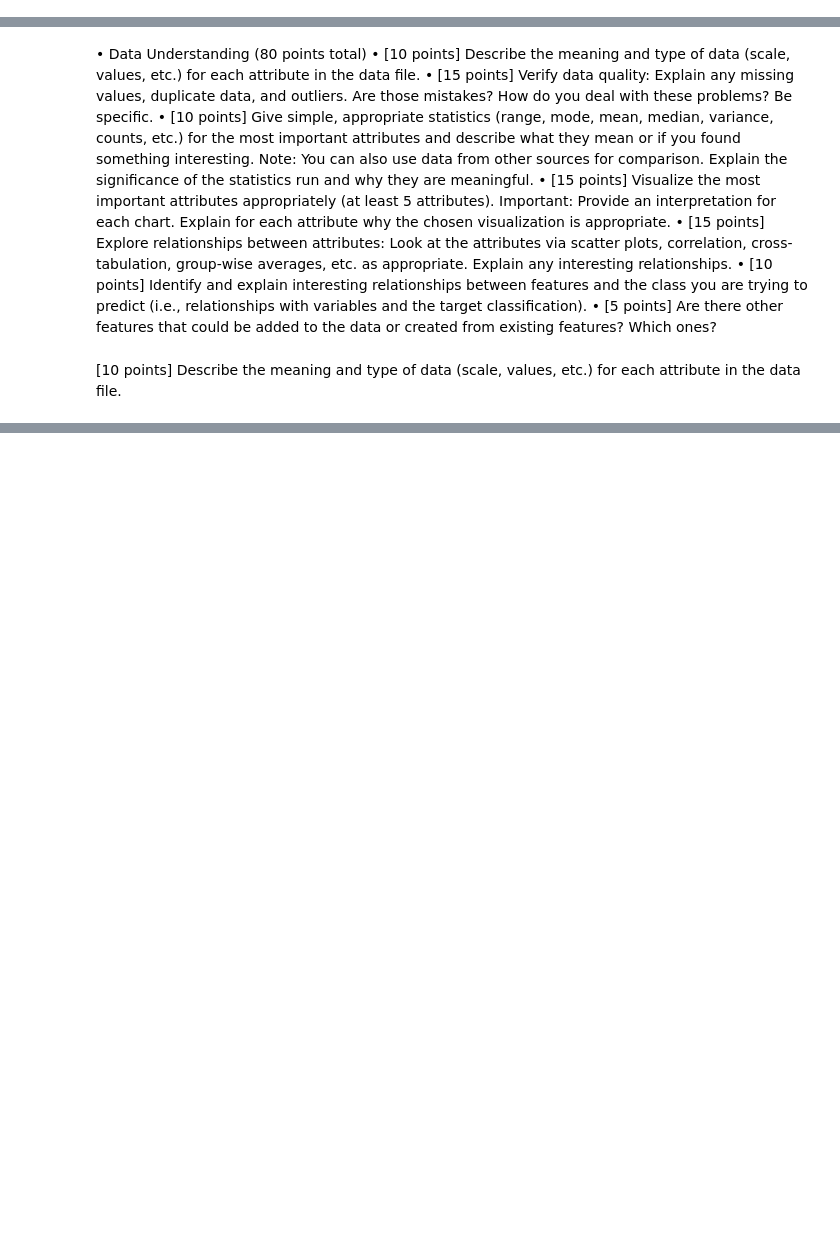
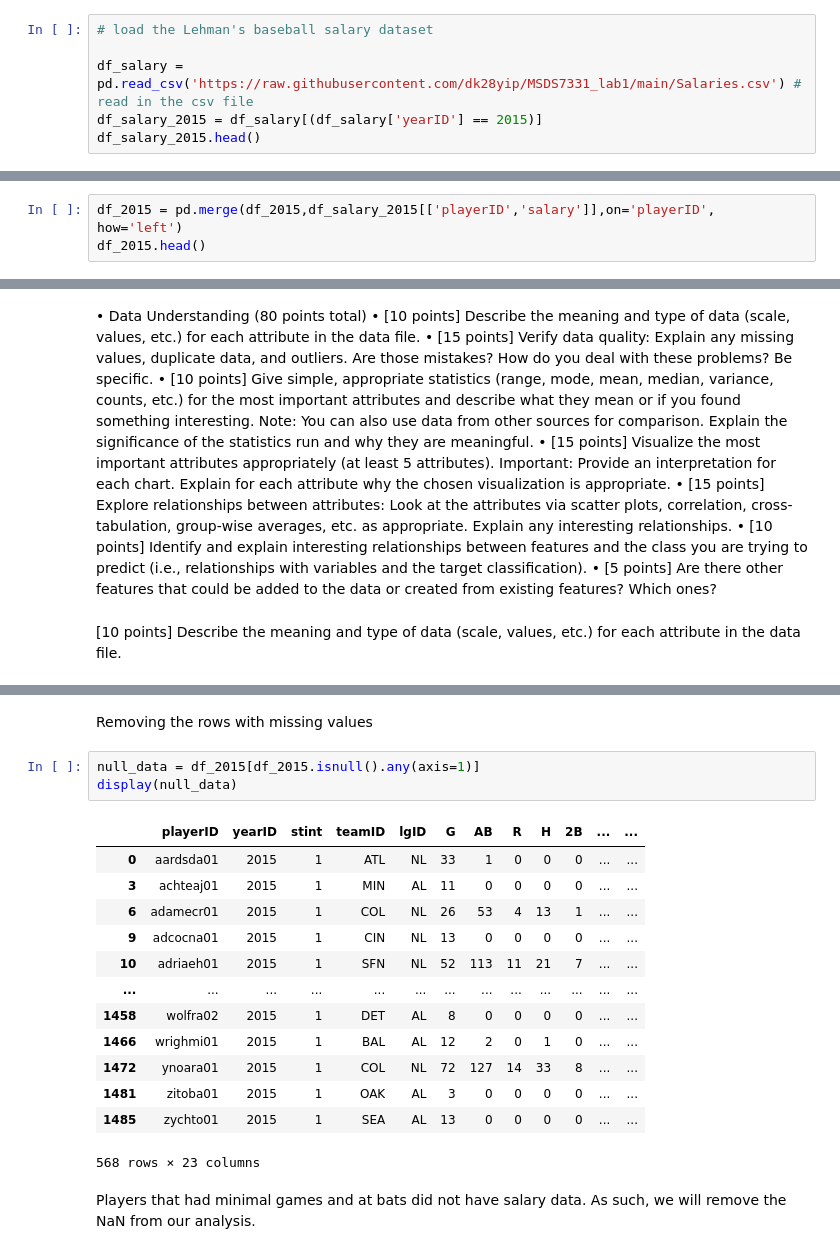
Before and after one commit to dk28yip/MSDS7331, a Jupyter notebook: Lab1.ipynb, the cells around one changed output, grey strips where cells are left out. Saved outputs shown, nothing was run; the diff lists cells and outputs as text; blank space fills up the shorter version.

```diff
--- a/Lab1.ipynb
+++ b/Lab1.ipynb
@@ -34,3 +34,9 @@ df_2015.head()
 | 99865 | achteaj01 | 2015 | 1 | MIN | AL | 11 | 0 | 0 | 0 | 0 | ... | ... |
 | 99866 | ackledu01 | 2015 | 1 | SEA | AL | 85 | 186 | 22 | 40 | 8 | ... | ... |
 5 rows × 22 columns
+# %%
+# load the Lehman's baseball salary dataset
+
+df_salary = pd.read_csv('https://raw.githubusercontent.com/dk28yip/MSDS7331_lab1/main/Salaries.csv') # read in the csv file
+df_salary_2015 = df_salary[(df_salary['yearID'] == 2015)]
+df_salary_2015.head()
@@ -36,0 +52,3 @@ df_2015.head()
+# %%
+df_2015 = pd.merge(df_2015,df_salary_2015[['playerID','salary']],on='playerID', how='left')
+df_2015.head()
@@ -125,0 +149,21 @@ print ('lda:', lda.scalings_.T)
+# %% [markdown]
+Removing the rows with missing values
+# %%
+null_data = df_2015[df_2015.isnull().any(axis=1)]
+display(null_data)
+# %% [output]
+|  | playerID | yearID | stint | teamID | lgID | G | AB | R | H | 2B | ... | ... |
+| 0 | aardsda01 | 2015 | 1 | ATL | NL | 33 | 1 | 0 | 0 | 0 | ... | ... |
+| 3 | achteaj01 | 2015 | 1 | MIN | AL | 11 | 0 | 0 | 0 | 0 | ... | ... |
+| 6 | adamecr01 | 2015 | 1 | COL | NL | 26 | 53 | 4 | 13 | 1 | ... | ... |
+| 9 | adcocna01 | 2015 | 1 | CIN | NL | 13 | 0 | 0 | 0 | 0 | ... | ... |
+| 10 | adriaeh01 | 2015 | 1 | SFN | NL | 52 | 113 | 11 | 21 | 7 | ... | ... |
+| ... | ... | ... | ... | ... | ... | ... | ... | ... | ... | ... | ... | ... |
+| 1458 | wolfra02 | 2015 | 1 | DET | AL | 8 | 0 | 0 | 0 | 0 | ... | ... |
+| 1466 | wrighmi01 | 2015 | 1 | BAL | AL | 12 | 2 | 0 | 1 | 0 | ... | ... |
+| 1472 | ynoara01 | 2015 | 1 | COL | NL | 72 | 127 | 14 | 33 | 8 | ... | ... |
+| 1481 | zitoba01 | 2015 | 1 | OAK | AL | 3 | 0 | 0 | 0 | 0 | ... | ... |
+| 1485 | zychto01 | 2015 | 1 | SEA | AL | 13 | 0 | 0 | 0 | 0 | ... | ... |
+568 rows × 23 columns
+# %% [markdown]
+Players that had minimal games and at bats did not have salary data.  As such, we will remove the NaN from our analysis.
```
Also changed, not shown: parts of 22 cells of this notebook.
